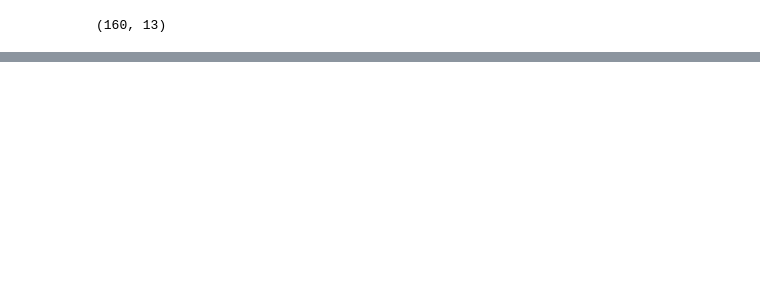
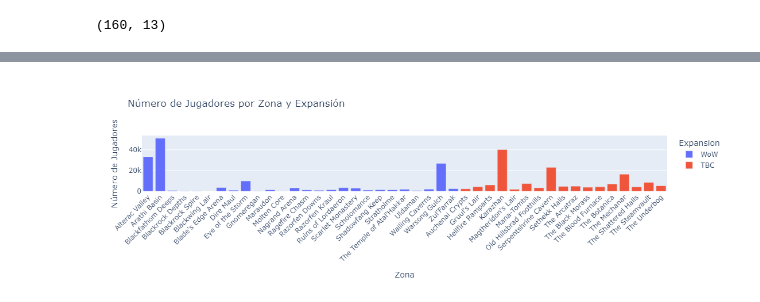
Before and after one commit to Andresilvampuero/machinwow, a Jupyter notebook: wow/notebooks/Exploracion.ipynb, the cells around one changed output, grey strips where cells are left out. Cells and saved outputs as stored; diff of their text form; code cells hidden in the pictures; blank space fills up the shorter version.

```diff
--- a/wow/notebooks/Exploracion.ipynb
+++ b/wow/notebooks/Exploracion.ipynb
@@ -131,0 +276,24 @@ filas , columnas
+# %%
+import plotly.express as px
+
+# Filtrar por expansiones (WoW y TBC)
+filtered_wowah_data_wow = wowah_data[wowah_data['zone'].isin(locations[locations['Game_Version'] == 'WoW']['Location_Name'])]
+filtered_wowah_data_tbc = wowah_data[wowah_data['zone'].isin(locations[locations['Game_Version'] == 'TBC']['Location_Name'])]
+
+# Contar jugadores por expansión y zona
+expansion_zone_counts = pd.concat([
+    filtered_wowah_data_wow.assign(Expansion='WoW'),
+    filtered_wowah_data_tbc.assign(Expansion='TBC')
+])
+
+# Contar jugadores por zona y expansión
+zone_expansion_counts = expansion_zone_counts.groupby(['zone', 'Expansion']).size().reset_index(name='count')
+
+# Crear gráfico de barras
+fig = px.bar(zone_expansion_counts, x='zone', y='count', color='Expansion',
+             title='Número de Jugadores por Zona y Expansión',
+             labels={'zone': 'Zona', 'count': 'Número de Jugadores'})
+fig.update_layout(xaxis_title='Zona', yaxis_title='Número de Jugadores', xaxis_tickangle=-45)
+fig.show()
+# %% [output]
+[figure, added]
```
Also changed, not shown: parts of 7 cells of this notebook, 1 other file.
